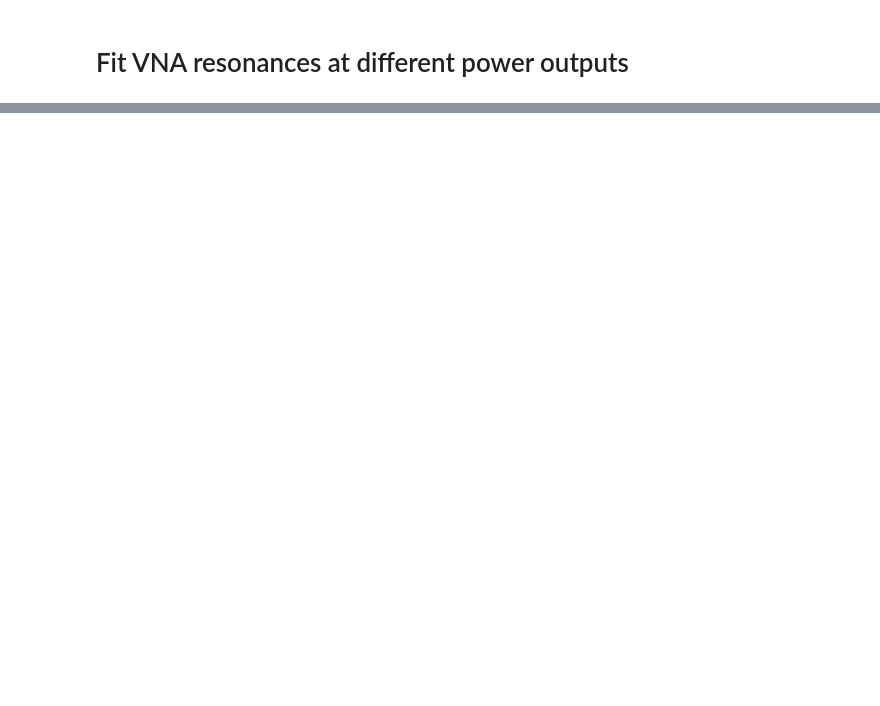
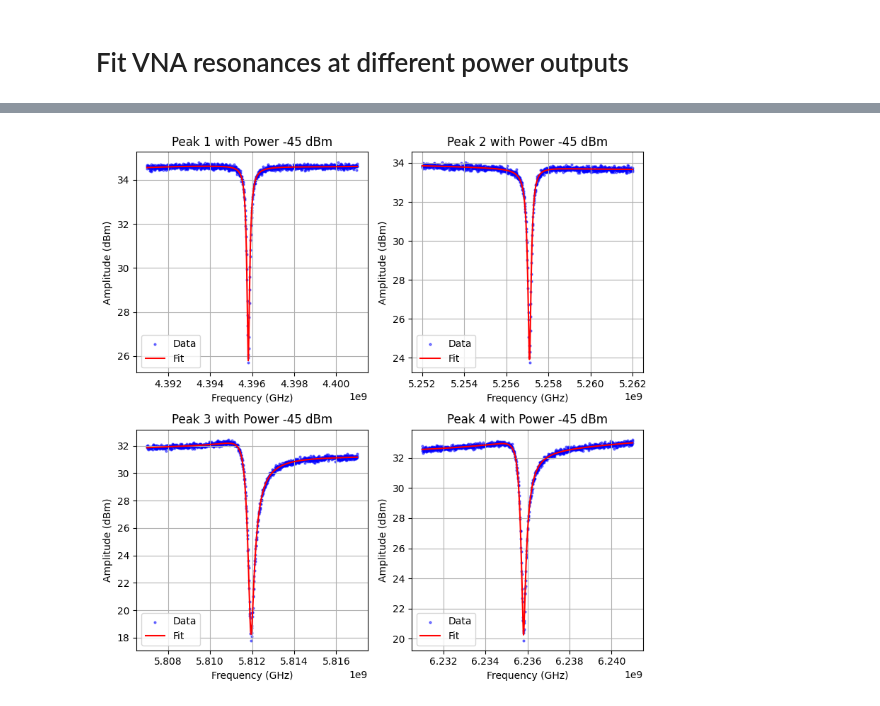
Before and after one commit to biqute/QTLab2425, a Jupyter notebook: IRdetection/Analysis/fit_VNA_resonances.ipynb, the cells around one changed output, grey strips where cells are left out. Saved outputs shown, nothing was run; the diff lists cells and outputs as text; code cells hidden in the pictures; blank space fills up the shorter version.

```diff
--- a/IRdetection/Analysis/fit_VNA_resonances.ipynb
+++ b/IRdetection/Analysis/fit_VNA_resonances.ipynb
@@ -140,0 +32,85 @@ print(result_Qi)
+# %%
+data_all, meta_all = read_peaks_data('../Experiments/ResonatorsExperiment/run-5/data/peaks_data.h5')
+
+# Extract data and metadata for all peaks at -45 dBm
+data = {k: v for k, v in data_all.items() if k[1] == -45}
+meta = {k: v for k, v in meta_all.items() if k[1] == -45}
+# %%
+
+resonance_frequneces = []
+
+nof_peaks = 4
+fig, ax = plt.subplots(int(np.sqrt(nof_peaks)), int(np.sqrt(nof_peaks)), figsize=(8, 8))
+row_iter = 0
+col_iter = 0
+
+for k, peak_data in data.items():
+    f = peak_data[0]
+    I = peak_data[1]
+    Q = peak_data[2]
+
+    amp = np.sqrt(I**2 + Q**2)
+    amp_dBm = 20 * np.log10(amp * 1e3)  # Convert to dBm
+    peak_data = np.array([f, amp_dBm]).T
+
+    # try to fit
+    model = md.resonance_model
+    fitter = Fitter(model_function=md.resonance_model,
+                        param_names=["f0", "phi", "Qt", "Qc", "A", "B", "C", "D", "K", "fmin"],
+                        data=peak_data,
+                        loss_function=LeastSquares
+                    )
+
+    searcher = ResonancePeakSearcher()
+    result = fitter.fit_magicus(searcher=searcher)
+
+    # Check if the fit was successful
+    if result.valid:
+        # p-value test
+        p_value = fitter.p_value(result)
+        if p_value < 0.05:
+            print(f"Fit for peak {k[0]}, power {k[1]} dBm failed (p-value: {p_value})")
+            # For now we take the fmin as the resonance frequency
+            resonance_frequency = searcher.params['fmin']
+            resonance_frequneces.append(resonance_frequency)
+            continue
+        else:
+            # Extract the resonance frequency from the fitted parameters
+            resonance_frequency = result.values['f0'] + searcher.params['fmin']
+            resonance_frequneces.append(resonance_frequency)
+            # Plot the fit result
+            fitted_params = result.values.to_dict()
+            fitted_params['fmin'] = searcher.params['fmin']
+            ax[row_iter, col_iter].scatter(peak_data[:, 0], peak_data[:, 1], label='Data', color='blue', alpha=0.5, s=4)
+            ax[row_iter, col_iter].plot(peak_data[:, 0], model(peak_data[:, 0], *fitted_params.values()), label='Fit', color='red')
+            # add labels, title and legend
+            ax[row_iter, col_iter].set_xlabel('Frequency (GHz)')
+            ax[row_iter, col_iter].set_ylabel('Amplitude (dBm)')
+            ax[row_iter, col_iter].set_title(f'Peak {k[0]} with Power {k[1]} dBm')
+            ax[row_iter, col_iter].legend()
+            ax[row_iter, col_iter].grid()
+    else:
+        print(f"Fit for peak {k[0]}, power {k[1]} dBm failed (invalid result)")
+        # For now we take the fmin as the resonance frequency
+        resonance_frequency = searcher.params['fmin']
+        resonance_frequneces.append(resonance_frequency)
+        # Plot anyway the data
+        ax[row_iter, col_iter].scatter(peak_data[:, 0], peak_data[:, 1], label='Data', color='blue', alpha=0.5, s=4)
+        # add labels, title and legend
+        ax[row_iter, col_iter].set_xlabel('Frequency (GHz)')
+        ax[row_iter, col_iter].set_ylabel('Amplitude (dBm)')
+        ax[row_iter, col_iter].set_title(f'Peak {k[0]} with Power {k[1]} dBm')
+        ax[row_iter, col_iter].legend()
+        ax[row_iter, col_iter].grid()
+
+    # update iterators
+    col_iter += 1
+    if col_iter >= int(np.sqrt(nof_peaks)):
+        col_iter = 0
+        row_iter += 1
+
+# adjust the layout
+plt.tight_layout()
+plt.show()
+# %% [output]
+[figure, added]
```
Also changed, not shown: parts of 6 cells of this notebook, 5 other files.
